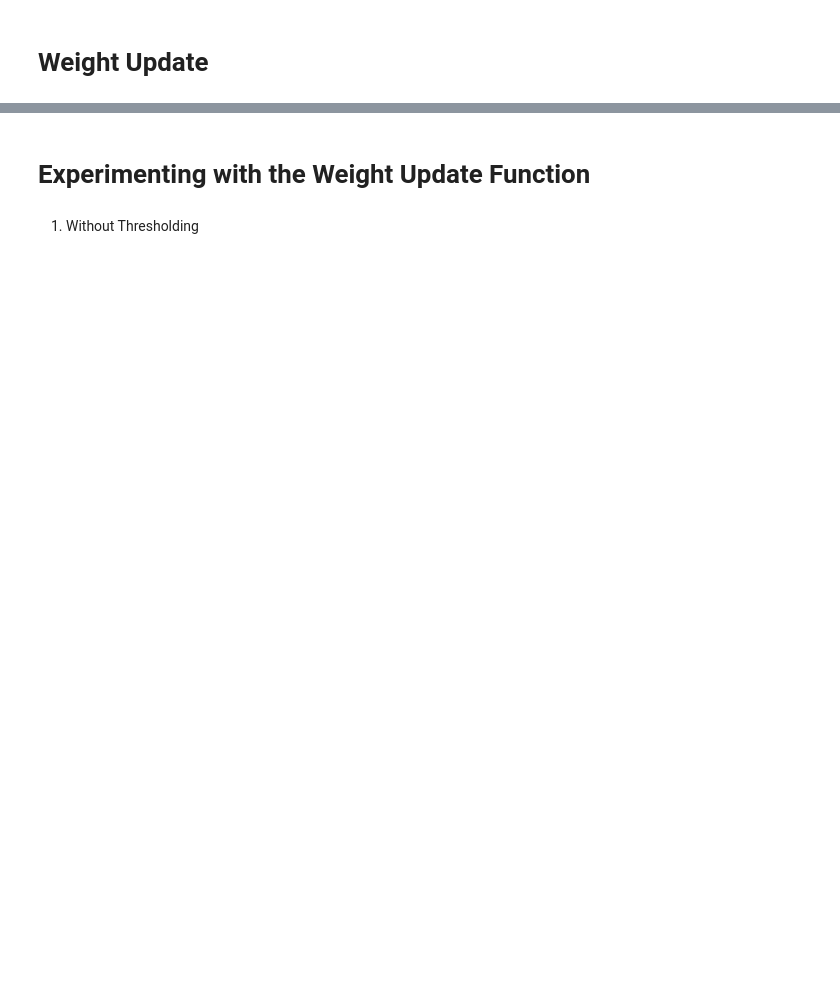
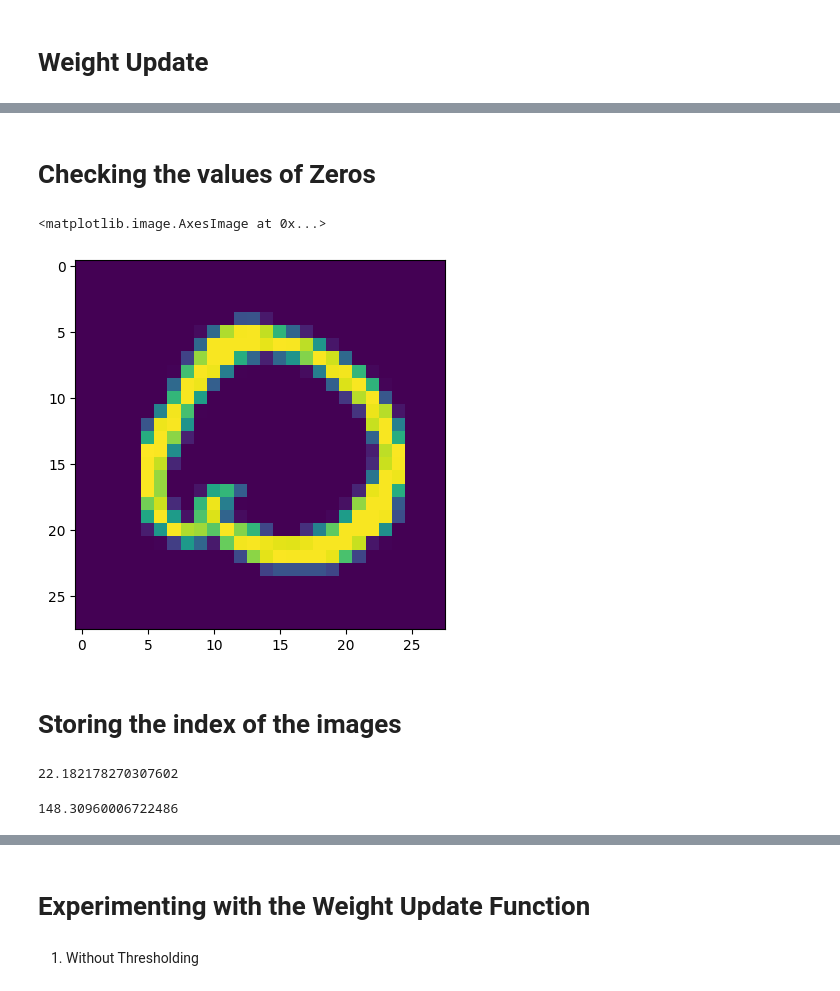
Before and after one commit to prayaspatnaik21/NNForCircuits, a Jupyter notebook: weightUpdate.ipynb, the cells around one changed output, grey strips where cells are left out. Drawn from its saved outputs; the diff is of its cells as text; code cells hidden in the pictures; blank space fills up the shorter version.

```diff
--- a/weightUpdate.ipynb
+++ b/weightUpdate.ipynb
@@ -99,0 +219,2 @@ inputImage = [input_1,input_2,input_3,input_4]
+# %%
+finalWeight = weightUpateContainingMemoryElement(3,1,X_train,weights)
@@ -99,0 +237,37 @@ inputImage = [input_1,input_2,input_3,input_4]
+# %%
+results=printResults(X_train,finalWeight)
+# %%
+resultsAvg = []
+for item in range(len(results)):
+    resultsAvg.append(np.mean(results[item]))
+# %%
+res0 = []
+res1 = []
+res2 = []
+res3 = []
+res4 = []
+
+index = 0
+
+for item in Y_train:
+    if item == 0:
+        res0.append(index)
+    elif item == 1:
+        res1.append(index)
+    elif item == 2:
+        res2.append(index)
+    elif item == 3:
+        res3.append(index)
+    else:
+        res4.append(
+            index)
+    index += 1
+# %% [markdown]
+# Checking the values of Zeros
+# %%
+plt.imshow(X_train[res0[100]])
+# %% [output]
+<matplotlib.image.AxesImage at 0x...>
+[figure, added]
+# %% [markdown]
+# Storing the index of the images
@@ -99,0 +302,8 @@ inputImage = [input_1,input_2,input_3,input_4]
+# %%
+np.min(result0)
+# %% [output]
+22.182178270307602
+# %%
+np.max(result0)
+# %% [output]
+148.30960006722486
```
Also changed, not shown: parts of 67 cells of this notebook.
